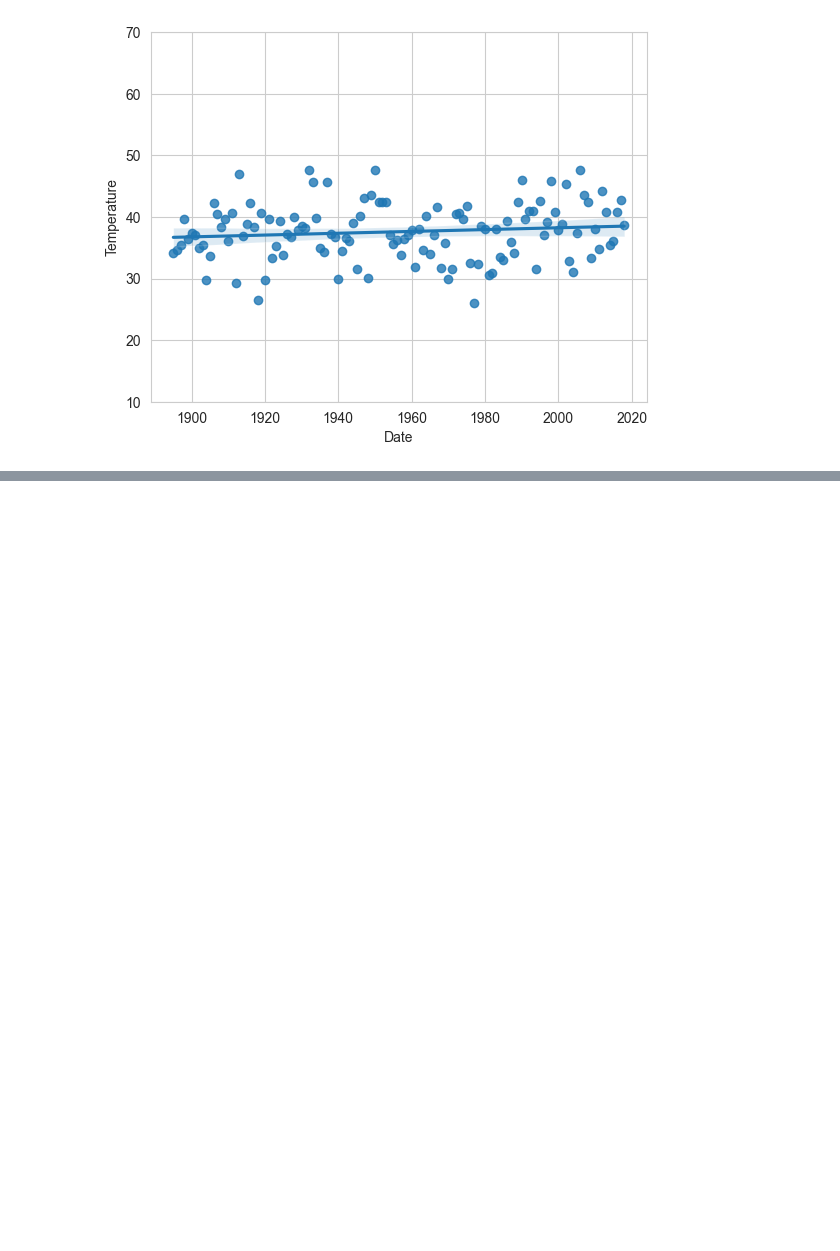
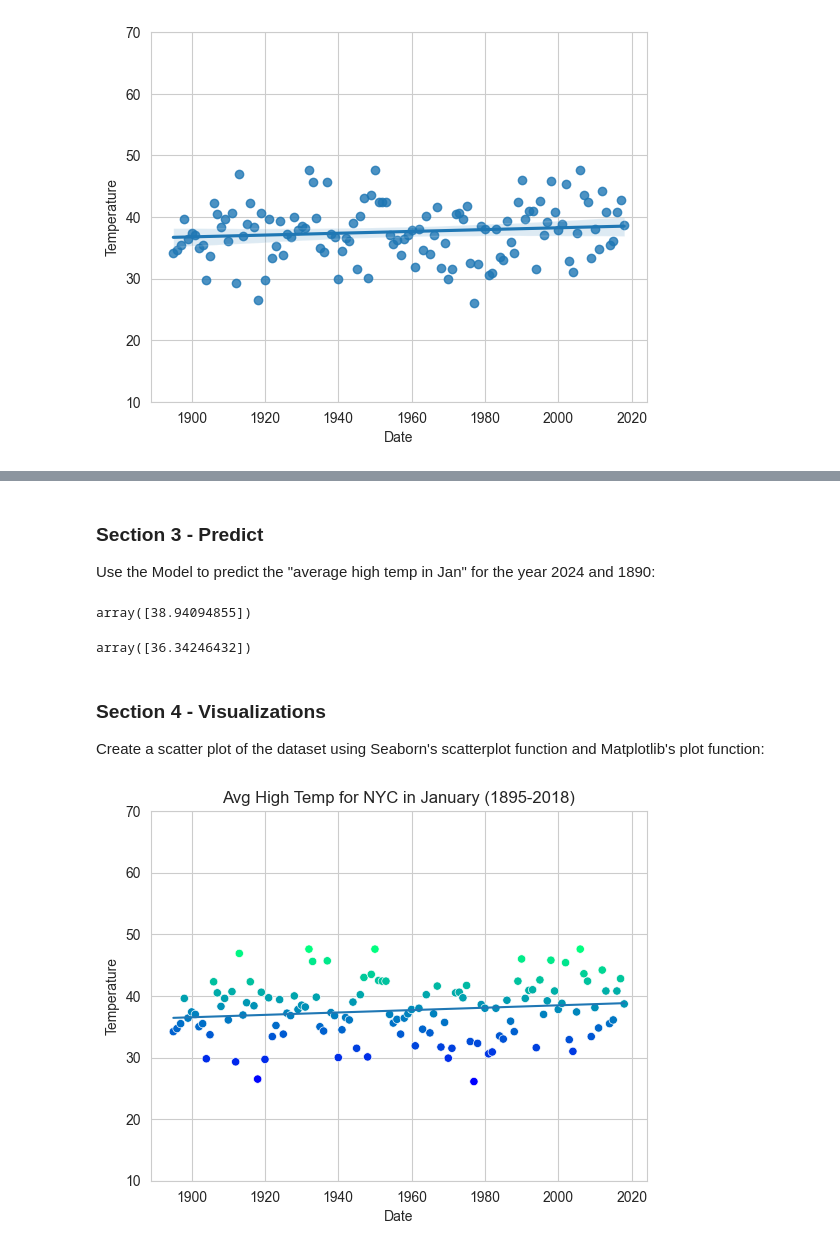
Before and after one commit to dgraves4/datafun-07-ml, a Jupyter notebook: dgraves_ml.ipynb, the cells around one changed output, grey strips where cells are left out. Saved outputs shown, nothing was run; the diff lists cells and outputs as text; code cells hidden in the pictures; blank space fills up the shorter version.

Commit message:
Added Part 3 code and visuals

```diff
--- a/dgraves_ml.ipynb
+++ b/dgraves_ml.ipynb
@@ -181,0 +190,5 @@ axes.set_ylim(10, 70)
+# %%
+# Split data into training and testing sets
+X_train, X_test, y_train, y_test = train_test_split(
+     nyc_df.Date.values.reshape(-1, 1), nyc_df.Temperature.values,
+     random_state=11)
@@ -181,0 +207,5 @@ axes.set_ylim(10, 70)
+# %%
+# Import LinearRegression and train estimator
+from sklearn.linear_model import LinearRegression
+linear_regression = LinearRegression()
+linear_regression.fit(X=X_train, y=y_train)
@@ -181,0 +248,43 @@ axes.set_ylim(10, 70)
+# %% [markdown]
+### Section 3 - Predict
+
+Use the Model to predict the "average high temp in Jan" for the year 2024 and 1890:
+# %%
+predict = (lambda x: linear_regression.coef_ * x +
+                      linear_regression.intercept_)
+# %%
+predict(2024)
+# %% [output]
+array([38.94094855])
+# %%
+predict(1890)
+# %% [output]
+array([36.34246432])
+# %% [markdown]
+### Section 4 - Visualizations
+
+Create a scatter plot of the dataset using Seaborn's scatterplot function and Matplotlib's plot function:
+# %%
+# Display datapoints with scatterplot
+axes = sns.scatterplot(data=nyc_df, x='Date', y='Temperature',
+                       hue='Temperature', palette='winter', legend=False)
+
+# Scale y-axis values
+axes.set_ylim(10, 70)
+
+# Generate array of 'date' x values
+x = np.array([min(nyc_df.Date.values), max(nyc_df.Date.values)])
+
+# Use predict function
+y = predict(x)
+
+# Plot linear regression line
+line = plt.plot(x, y)
+
+# Add title to the plot for readability
+axes.set_title("Avg High Temp for NYC in January (1895-2018)")
+
+# Show plot
+plt.show()
+# %% [output]
+[figure, added]
```
Also changed, not shown: parts of 16 cells of this notebook.
